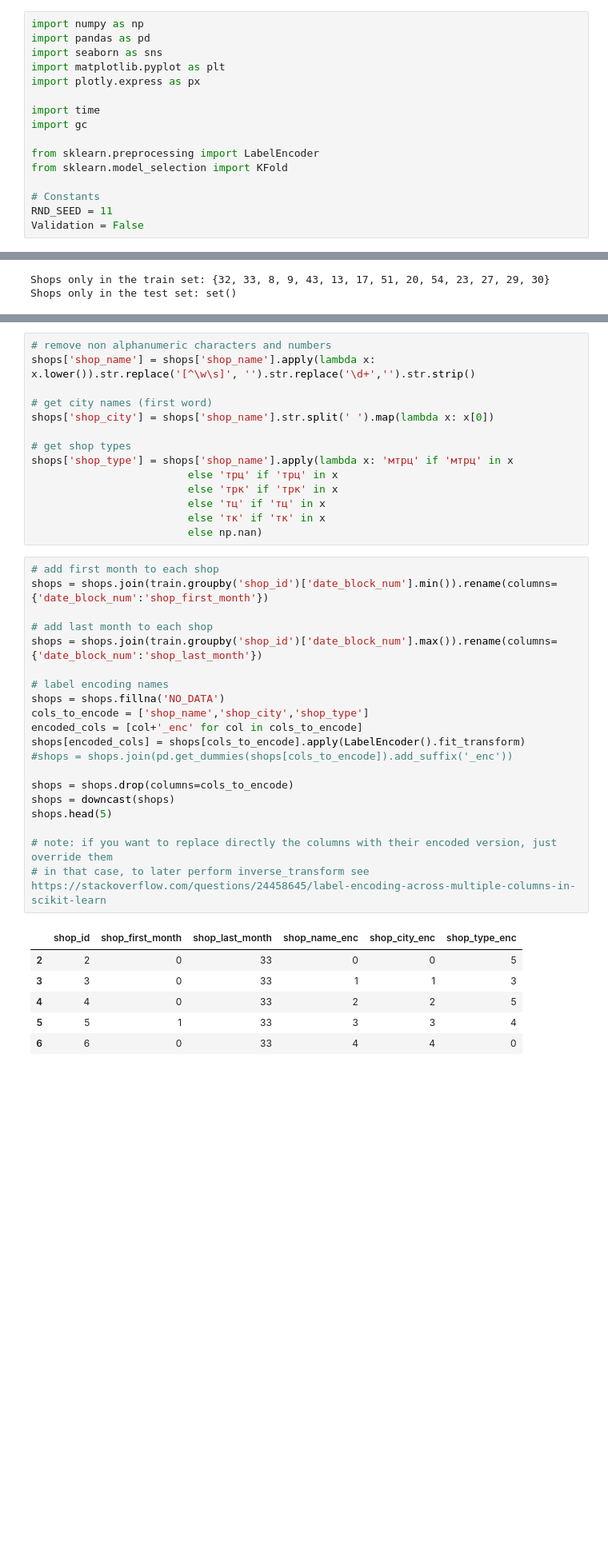
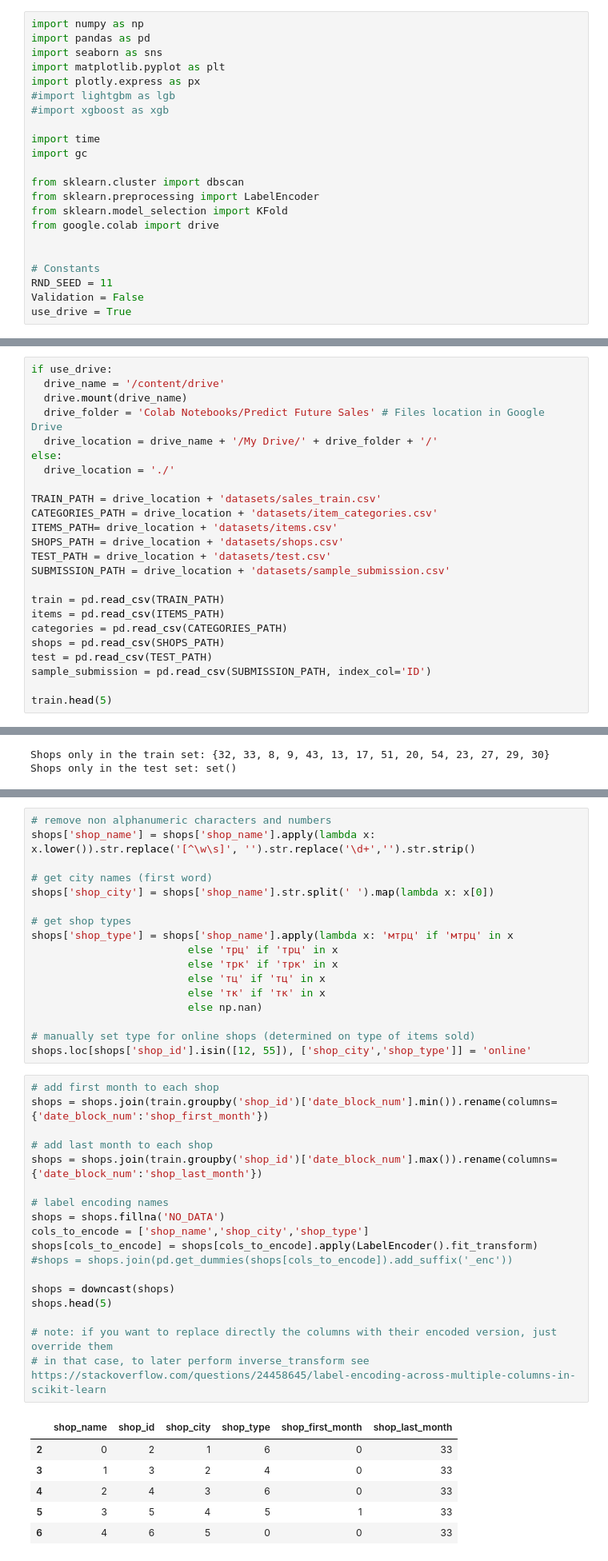
Before and after one commit to pietroventurini/predict-future-sales, a Jupyter notebook: Predict_Future_Sales_EDA.ipynb, the cells around one changed output, grey strips where cells are left out. Shown: that part at 80% size. Saved outputs shown, nothing was run; the diff lists cells and outputs as text; blank space fills up the shorter version.

```diff
--- a/Predict_Future_Sales_EDA.ipynb
+++ b/Predict_Future_Sales_EDA.ipynb
@@ -60,15 +63,21 @@ import pandas as pd
 import seaborn as sns
 import matplotlib.pyplot as plt
 import plotly.express as px
+#import lightgbm as lgb
+#import xgboost as xgb
 
 import time
 import gc
 
+from sklearn.cluster import dbscan
 from sklearn.preprocessing import LabelEncoder
 from sklearn.model_selection import KFold
+from google.colab import drive
+
 
 # Constants
 RND_SEED = 11
 Validation = False
+use_drive = True
 # %% [markdown]
 ### Loading data
@@ -89,0 +84,24 @@ train.head(5)
+# %%
+if use_drive:
+  drive_name = '/content/drive'
+  drive.mount(drive_name)
+  drive_folder = 'Colab Notebooks/Predict Future Sales' # Files location in Google Drive
+  drive_location = drive_name + '/My Drive/' + drive_folder + '/'
+else:
+  drive_location = './'
+
+TRAIN_PATH = drive_location + 'datasets/sales_train.csv'
+CATEGORIES_PATH = drive_location + 'datasets/item_categories.csv'
+ITEMS_PATH= drive_location + 'datasets/items.csv'
+SHOPS_PATH = drive_location + 'datasets/shops.csv'
+TEST_PATH = drive_location + 'datasets/test.csv'
+SUBMISSION_PATH = drive_location + 'datasets/sample_submission.csv'
+
+train = pd.read_csv(TRAIN_PATH)
+items = pd.read_csv(ITEMS_PATH)
+categories = pd.read_csv(CATEGORIES_PATH)
+shops = pd.read_csv(SHOPS_PATH)
+test = pd.read_csv(TEST_PATH)
+sample_submission = pd.read_csv(SUBMISSION_PATH, index_col='ID')
+
+train.head(5)
@@ -297,33 +316,34 @@ shops['shop_type'] = shops['shop_name'].apply(lambda x: 'мтрц' if 'мтрц'
                          else 'тц' if 'тц' in x
                          else 'тк' if 'тк' in x
                          else np.nan)
+
+# manually set type for online shops (determined on type of items sold)
+shops.loc[shops['shop_id'].isin([12, 55]), ['shop_city','shop_type']] = 'online'
 # %%
 # add first month to each shop
 shops = shops.join(train.groupby('shop_id')['date_block_num'].min()).rename(columns={'date_block_num':'shop_first_month'})
 
 # add last month to each shop
 shops = shops.join(train.groupby('shop_id')['date_block_num'].max()).rename(columns={'date_block_num':'shop_last_month'})
 
 # label encoding names
 shops = shops.fillna('NO_DATA')
 cols_to_encode = ['shop_name','shop_city','shop_type']
-encoded_cols = [col+'_enc' for col in cols_to_encode]
-shops[encoded_cols] = shops[cols_to_encode].apply(LabelEncoder().fit_transform)
+shops[cols_to_encode] = shops[cols_to_encode].apply(LabelEncoder().fit_transform)
 #shops = shops.join(pd.get_dummies(shops[cols_to_encode]).add_suffix('_enc'))
 
-shops = shops.drop(columns=cols_to_encode)
 shops = downcast(shops)
 shops.head(5)
 
 # note: if you want to replace directly the columns with their encoded version, just override them
 # in that case, to later perform inverse_transform see https://stackoverflow.com/questions/24458645/label-encoding-across-multiple-columns-in-scikit-learn
 # %% [output]
-|  | shop_id | shop_first_month | shop_last_month | shop_name_enc | shop_city_enc | shop_type_enc |
-| 2 | 2 | 0 | 33 | 0 | 0 | 5 |
-| 3 | 3 | 0 | 33 | 1 | 1 | 3 |
-| 4 | 4 | 0 | 33 | 2 | 2 | 5 |
-| 5 | 5 | 1 | 33 | 3 | 3 | 4 |
-| 6 | 6 | 0 | 33 | 4 | 4 | 0 |
+|  | shop_name | shop_id | shop_city | shop_type | shop_first_month | shop_last_month |
+| 2 | 0 | 2 | 1 | 6 | 0 | 33 |
+| 3 | 1 | 3 | 2 | 4 | 0 | 33 |
+| 4 | 2 | 4 | 3 | 6 | 0 | 33 |
+| 5 | 3 | 5 | 4 | 5 | 1 | 33 |
+| 6 | 4 | 6 | 5 | 0 | 0 | 33 |
 # %% [markdown]
 For every shop in the test set we have data up to the last month in the training set (`date_block_num = 33`). There are some shops that do not pop up in the test set, anyway, they can still be useful to predict certain product sales for other shops.
 # %%
```
Also changed, not shown: parts of 44 cells of this notebook.
